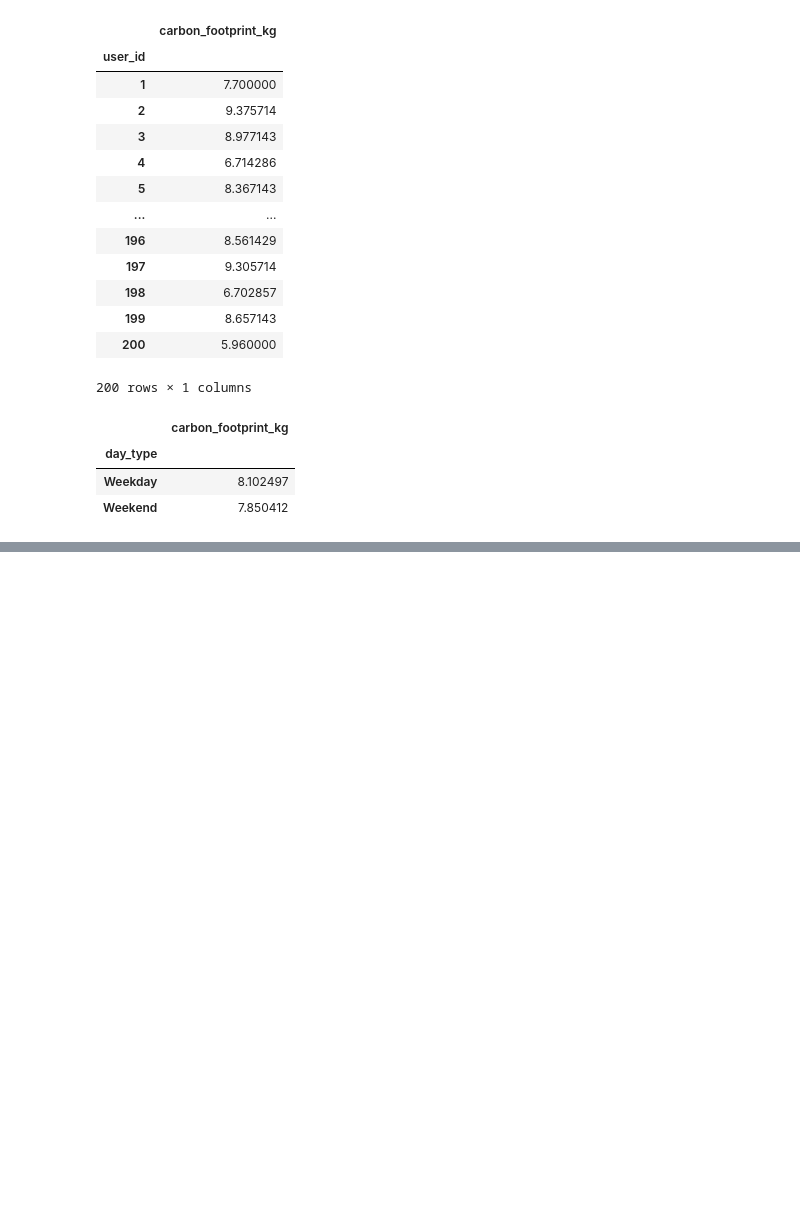
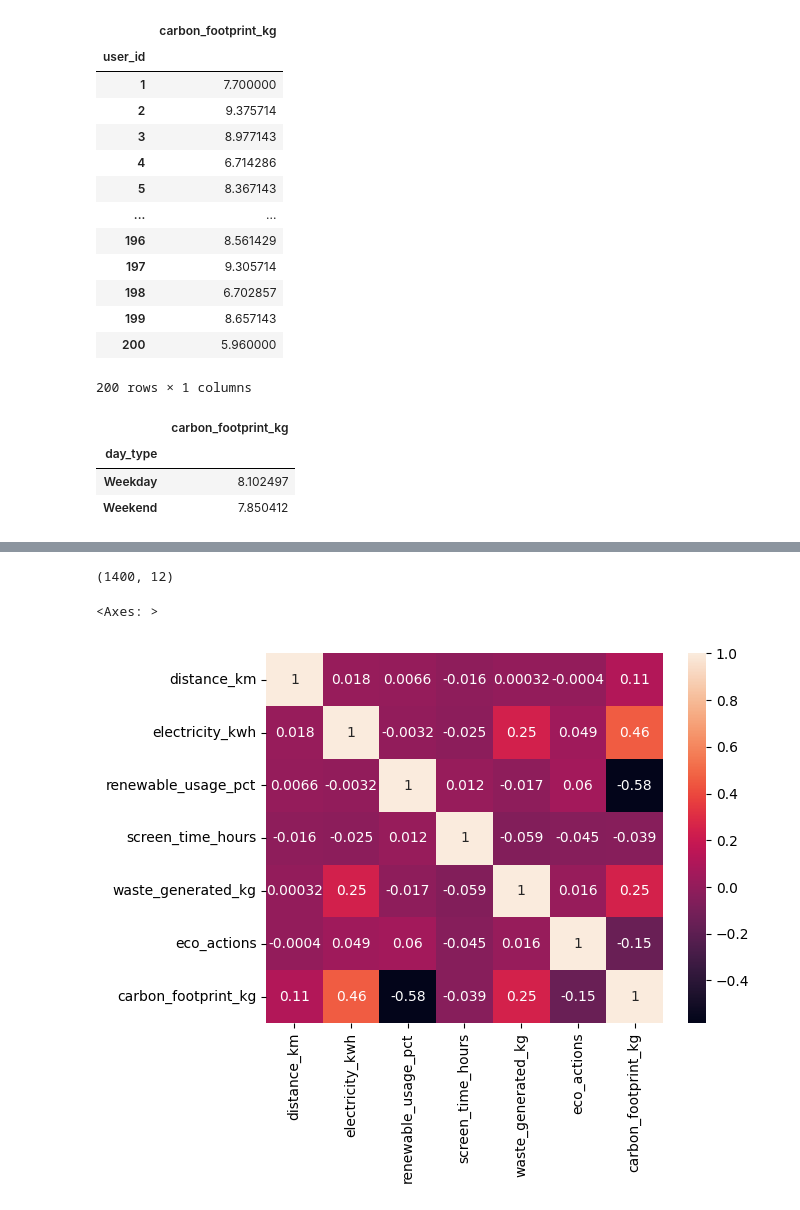
Before and after one commit to XunMMU/dsf-carbon, a Jupyter notebook: TEST.ipynb, the cells around one changed output, grey strips where cells are left out. Saved outputs shown, nothing was run; the diff lists cells and outputs as text; code cells hidden in the pictures; blank space fills up the shorter version.

```diff
--- a/TEST.ipynb
+++ b/TEST.ipynb
@@ -43,0 +61,14 @@ df[['day_type', 'carbon_footprint_kg']].groupby(['day_type']).mean()
+# %%
+df.shape
+# %% [output]
+(1400, 12)
+# %%
+sns.heatmap(
+    df[
+        ["distance_km", "electricity_kwh", "renewable_usage_pct",
+         "screen_time_hours", "waste_generated_kg", "eco_actions",
+         "carbon_footprint_kg"]
+    ].corr(), annot=True)
+# %% [output]
+<Axes: >
+[figure, added]
```
Also changed, not shown: parts of 2 cells of this notebook, 2 other files.
